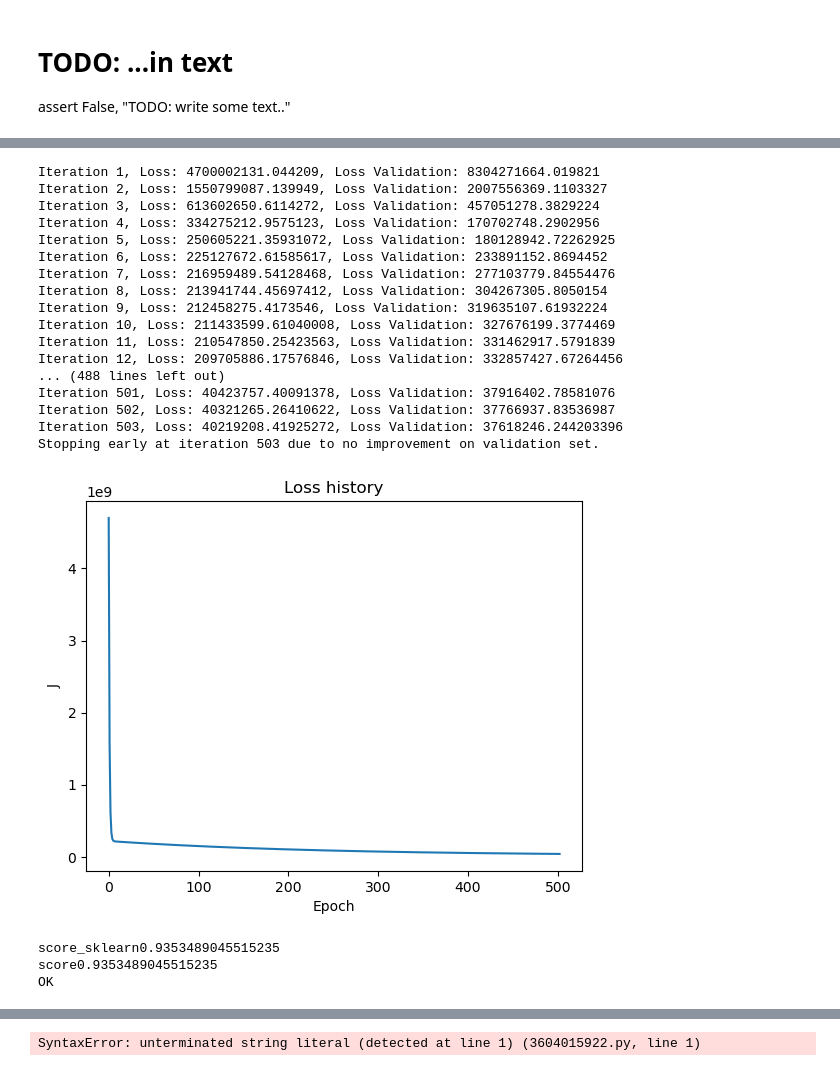
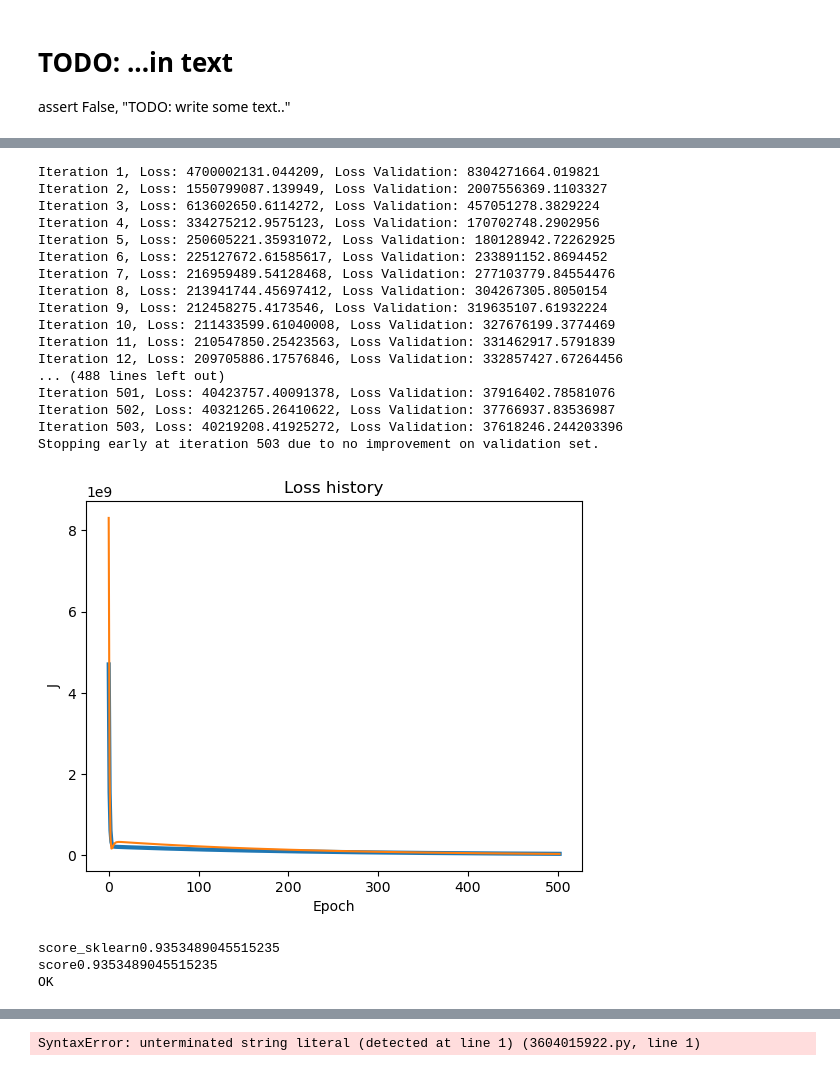
Before and after one commit to JonasGjorupEriksen/SWMAL_Group1, a Jupyter notebook: L08/learning_curves.ipynb, the cells around one changed output, grey strips where cells are left out. Cells and saved outputs as stored; diff of their text form; code cells hidden in the pictures.

Commit message:
tweaking with learning curves

```diff
--- a/L08/learning_curves.ipynb
+++ b/L08/learning_curves.ipynb
@@ -142,7 +142,7 @@ class MyLinReg():
         return r2_score
 
     def LossHistory(self):
-        return self.loss_hist
+        return self.loss_hist, self.loss_hist_validate
 # %%
 import pandas as pd
 import matplotlib.pyplot as plt
@@ -174,7 +174,7 @@ X_train, X_test, Y_train, Y_test = train_test_split(X, Y, test_size=1/3, random_
 r = MyLinReg(max_iter=2000, n_iter_no_change=50, verbose=True)
 r.fit( X_train, Y_train )
 
-h = r.LossHistory()
+loss_hist, loss_hist_validate = r.LossHistory()
 
 # Plot of J vs. epoch (or perhaps iteration)...
 
@@ -182,7 +182,8 @@ h = r.LossHistory()
 import matplotlib.pyplot as plt
 
 fig, ax = plt.subplots()
-plt.plot(h)
+plt.plot(loss_hist, label='Training Loss', linewidth=3)
+plt.plot(loss_hist_validate, label='Validation Loss')
 
 ax.set_title("Loss history")
 ax.set_xlabel("Epoch")
@@ -201,35 +202,35 @@ score_sklearn = r2_score(Y_test, r.predict(X_test))
 print(f"score_sklearn{score_sklearn}")
 print(f"score{score}")
 print("OK")
 
 Y_pred = r.predict(X_test)
 
 # Visualization on test set
 plt.scatter( X_test, Y_test, color = 'blue' )
-plt.plot( X_test, Y_pred, color = 'orange' )
+plt.plot( X_test, Y_pred, color = 'orange', linewidth = 3 )
 plt.title( 'Salary vs Experience' )
 plt.xlabel( 'Years of Experience' )
 plt.ylabel( 'Salary' )
 plt.show()
 # %% [output]
 Iteration 1, Loss: 4700002131.044209, Loss Validation: 8304271664.019821
 Iteration 2, Loss: 1550799087.139949, Loss Validation: 2007556369.1103327
 Iteration 3, Loss: 613602650.6114272, Loss Validation: 457051278.3829224
 Iteration 4, Loss: 334275212.9575123, Loss Validation: 170702748.2902956
 Iteration 5, Loss: 250605221.35931072, Loss Validation: 180128942.72262925
 Iteration 6, Loss: 225127672.61585617, Loss Validation: 233891152.8694452
 Iteration 7, Loss: 216959489.54128468, Loss Validation: 277103779.84554476
 Iteration 8, Loss: 213941744.45697412, Loss Validation: 304267305.8050154
 Iteration 9, Loss: 212458275.4173546, Loss Validation: 319635107.61932224
 Iteration 10, Loss: 211433599.61040008, Loss Validation: 327676199.3774469
 Iteration 11, Loss: 210547850.25423563, Loss Validation: 331462917.5791839
 Iteration 12, Loss: 209705886.17576846, Loss Validation: 332857427.67264456
 ... (488 lines left out)
 Iteration 501, Loss: 40423757.40091378, Loss Validation: 37916402.78581076
 Iteration 502, Loss: 40321265.26410622, Loss Validation: 37766937.83536987
 Iteration 503, Loss: 40219208.41925272, Loss Validation: 37618246.244203396
 Stopping early at iteration 503 due to no improvement on validation set.
-[figure, old version]
+[figure, new version]
 score_sklearn0.9353489045515235
 score0.9353489045515235
 OK
```
